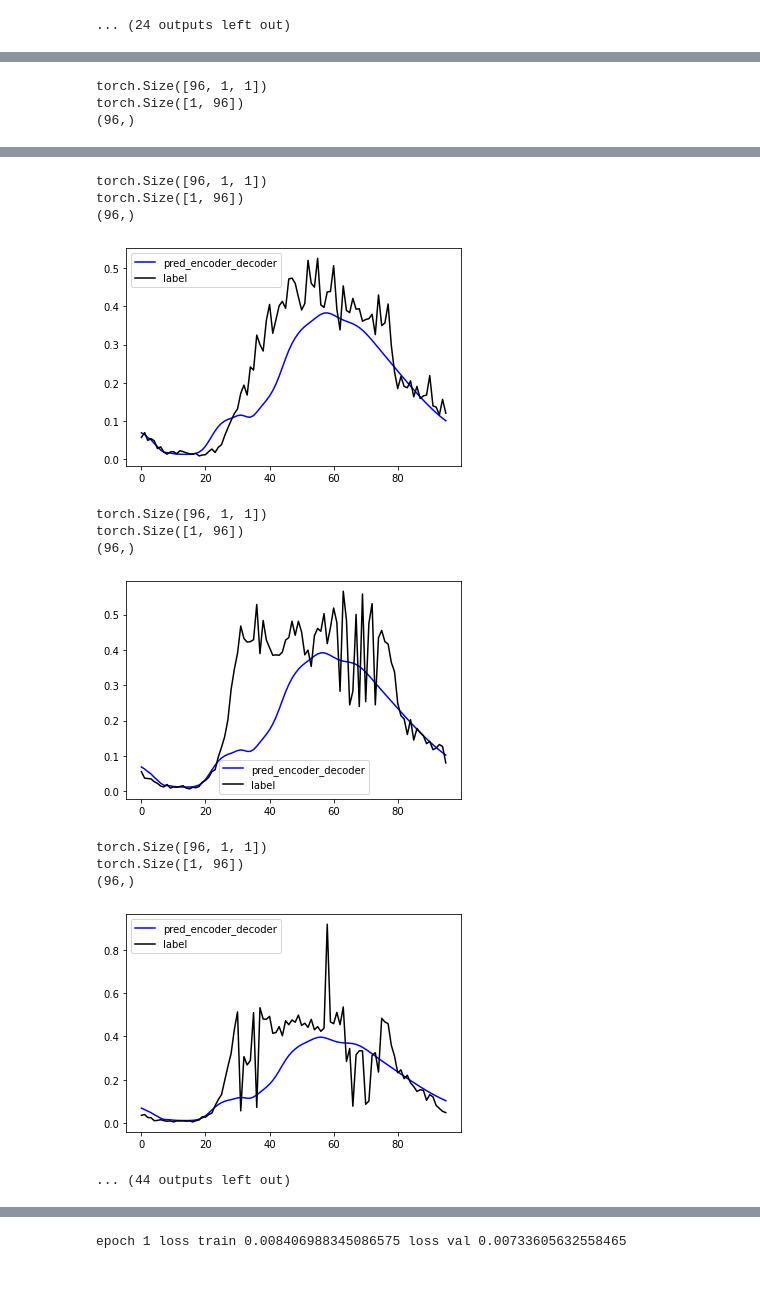
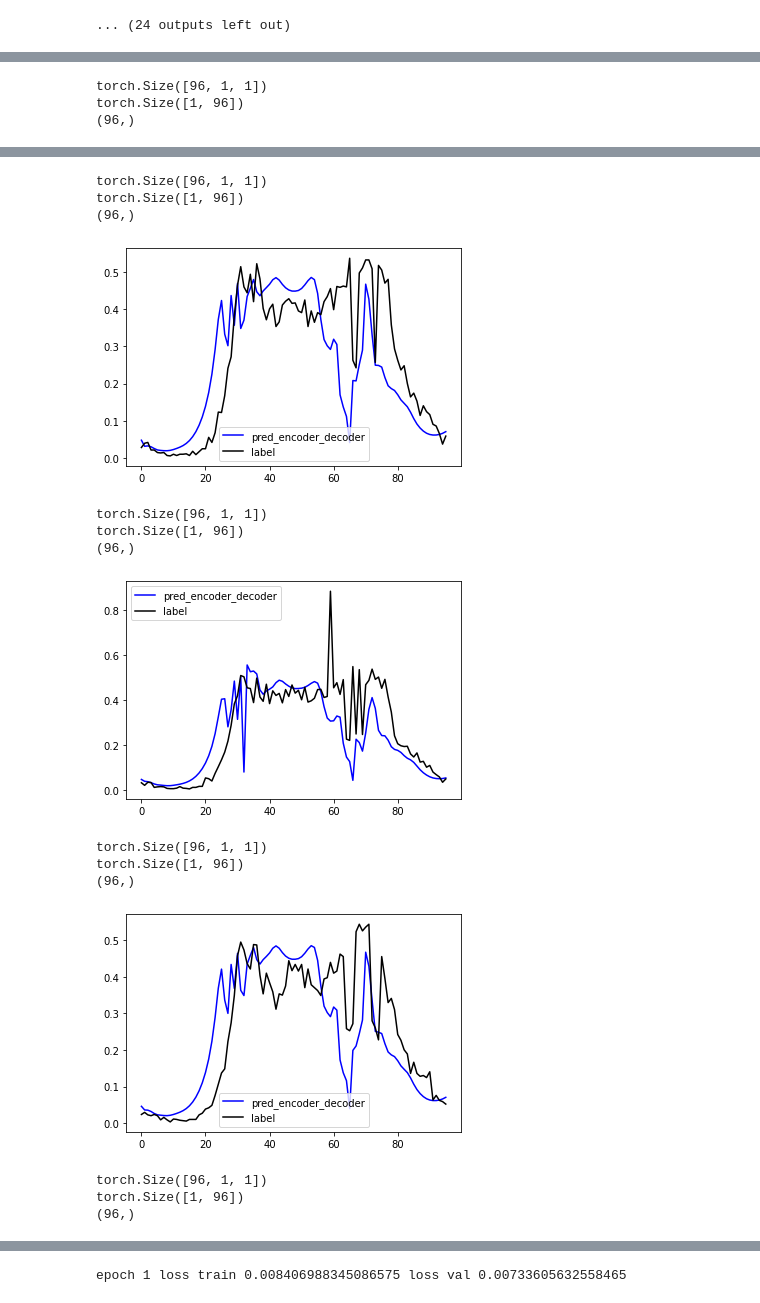
Before and after one commit to clemvst/RadarTrafficData, a Jupyter notebook: notebooks/Train&eval_encoder_decoder.ipynb, the cells around one changed output, grey strips where cells are left out. Drawn from its saved outputs; the diff is of its cells as text; code cells hidden in the pictures.

```diff
--- a/notebooks/Train&eval_encoder_decoder.ipynb
+++ b/notebooks/Train&eval_encoder_decoder.ipynb
@@ -188,7 +201,7 @@ torch.Size([1, 96])
 [figure]
 ... (24 outputs left out)
 # %%
-plot_predict({"encoder_decoder":model_seq2seq},trainloader,96)
+plot_predict({"encoder_decoder":model_seq2seq},testloader,96)
 # %% [output]
 torch.Size([96, 1, 1])
 torch.Size([1, 96])
@@ -205,13 +218,15 @@ torch.Size([1, 96])
 torch.Size([96, 1, 1])
 torch.Size([1, 96])
 (96,)
-[figure, old version]
+[figure, new version]
 torch.Size([96, 1, 1])
 torch.Size([1, 96])
 (96,)
-[figure, old version]
+[figure, new version]
 torch.Size([96, 1, 1])
 torch.Size([1, 96])
 (96,)
-[figure, old version]
+[figure, new version]
-... (44 outputs left out)
+torch.Size([96, 1, 1])
+torch.Size([1, 96])
+(96,)
```
Also changed, not shown: parts of 3 cells of this notebook, 2 other files.
